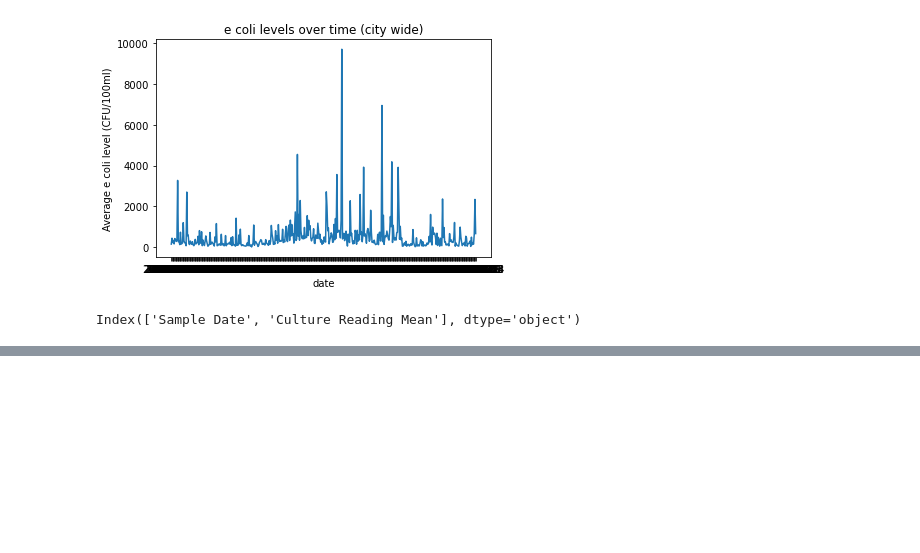
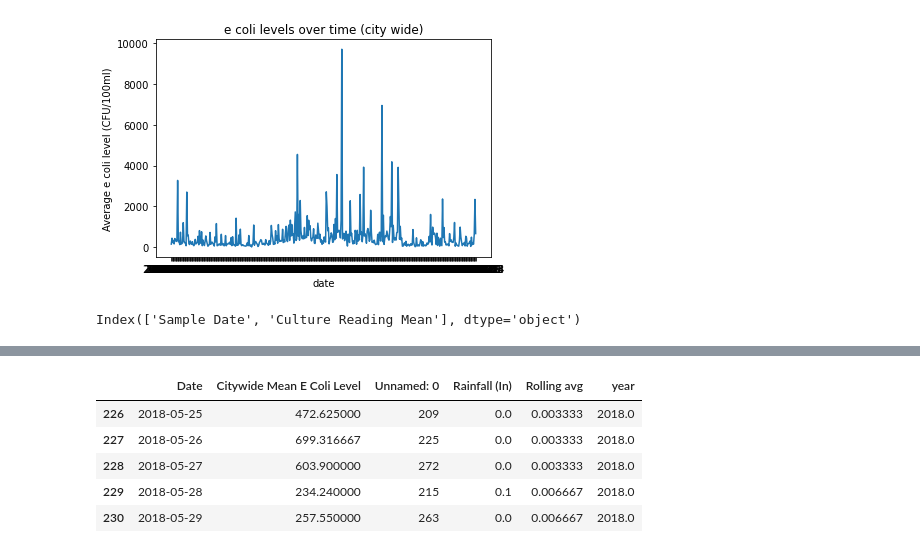
Before and after one commit to ander1908/Bootcamp_Project1, a Jupyter notebook: Leah_worst_month.ipynb, the cells around one changed output, grey strips where cells are left out. Cells and saved outputs as stored; diff of their text form; code cells hidden in the pictures; blank space fills up the shorter version.

```diff
--- a/Leah_worst_month.ipynb
+++ b/Leah_worst_month.ipynb
@@ -156,0 +173,2 @@ daily_culture_means.to_csv('culture_daily_citywide_means.csv')
+# %%
+Milwaukee["Rolling avg"] = Milwaukee.rolling(window=30, on="Date")["Rainfall (In)"].mean()
@@ -156,0 +204,9 @@ daily_culture_means.to_csv('culture_daily_citywide_means.csv')
+# %%
+comparison.head()
+# %% [output]
+|  | Date | Citywide Mean E Coli Level | Unnamed: 0 | Rainfall (In) | Rolling avg | year |
+| 226 | 2018-05-25 | 472.625000 | 209 | 0.0 | 0.003333 | 2018.0 |
+| 227 | 2018-05-26 | 699.316667 | 225 | 0.0 | 0.003333 | 2018.0 |
+| 228 | 2018-05-27 | 603.900000 | 272 | 0.0 | 0.003333 | 2018.0 |
+| 229 | 2018-05-28 | 234.240000 | 215 | 0.1 | 0.006667 | 2018.0 |
+| 230 | 2018-05-29 | 257.550000 | 263 | 0.0 | 0.006667 | 2018.0 |
```
Also changed, not shown: parts of 18 cells of this notebook, 1 other file.
